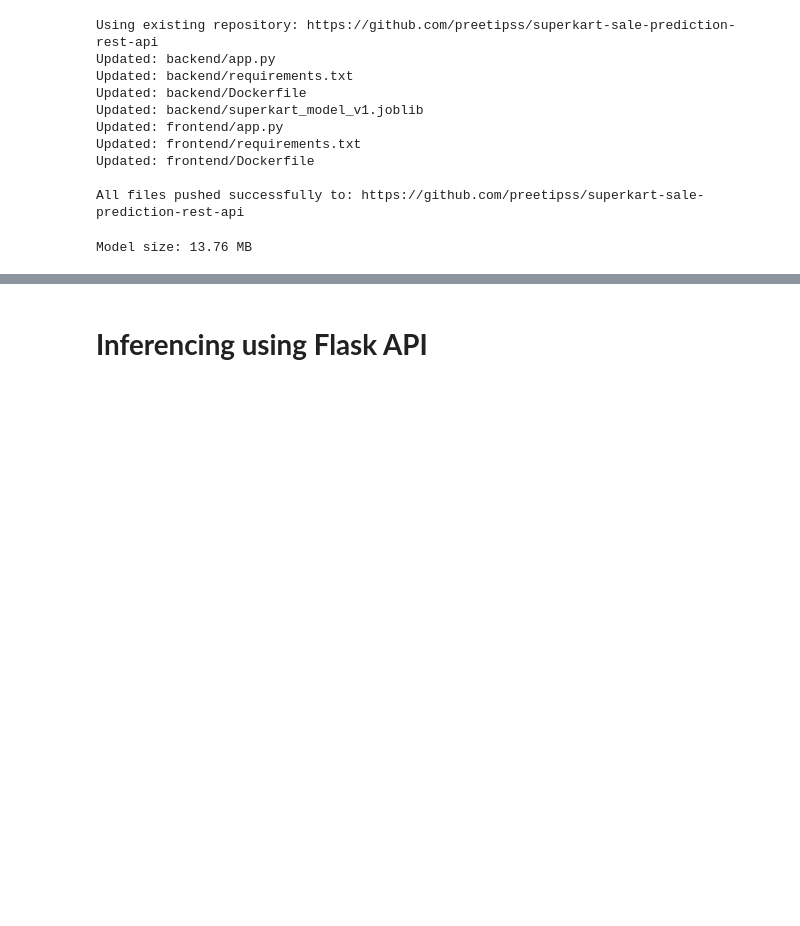
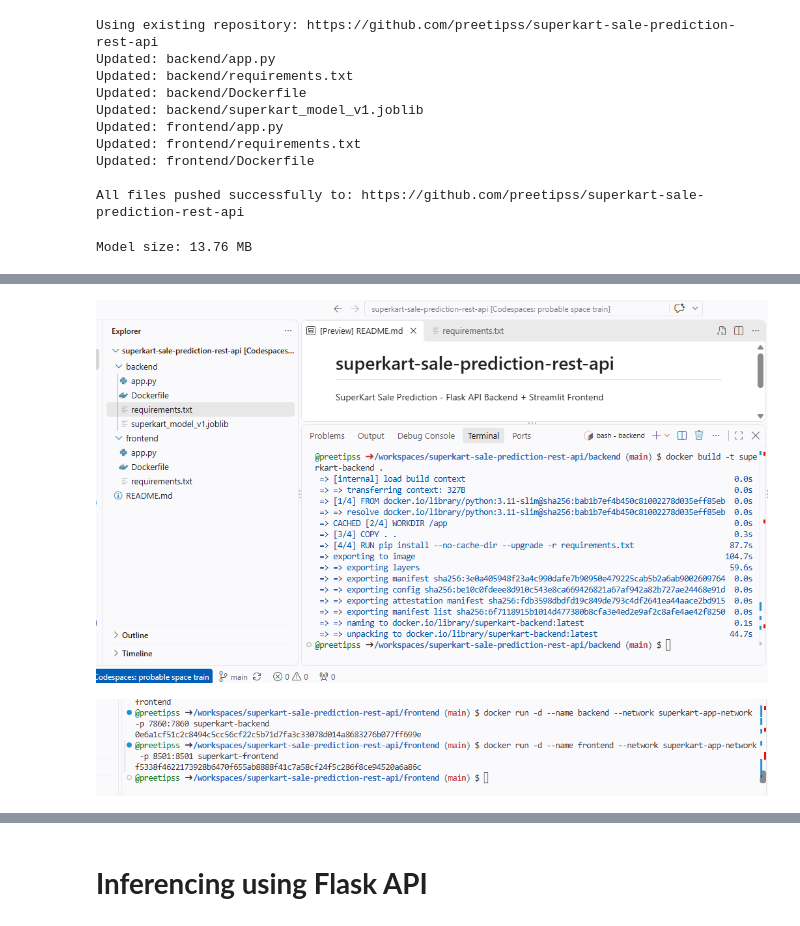
Before and after one commit to preetipss/ModelDeployment, a Jupyter notebook: SuperKart_Model_Deployment.ipynb, the cells around one changed output, grey strips where cells are left out. Saved outputs shown, nothing was run; the diff lists cells and outputs as text; code cells hidden in the pictures; blank space fills up the shorter version.

```diff
--- a/SuperKart_Model_Deployment.ipynb
+++ b/SuperKart_Model_Deployment.ipynb
@@ -1615,0 +1628,10 @@ Model size: 13.76 MB
+# %%
+#Backend Deployment
+display(Image(filename="/content/screenshots/Backend.png", width=1000))
+# %% [output]
+[figure, added]
+# %%
+#Containsers creation
+display(Image(filename="/content/screenshots/Containsers_creation.png", width=1000))
+# %% [output]
+[figure, added]
```
Also changed, not shown: parts of 26 cells of this notebook.
